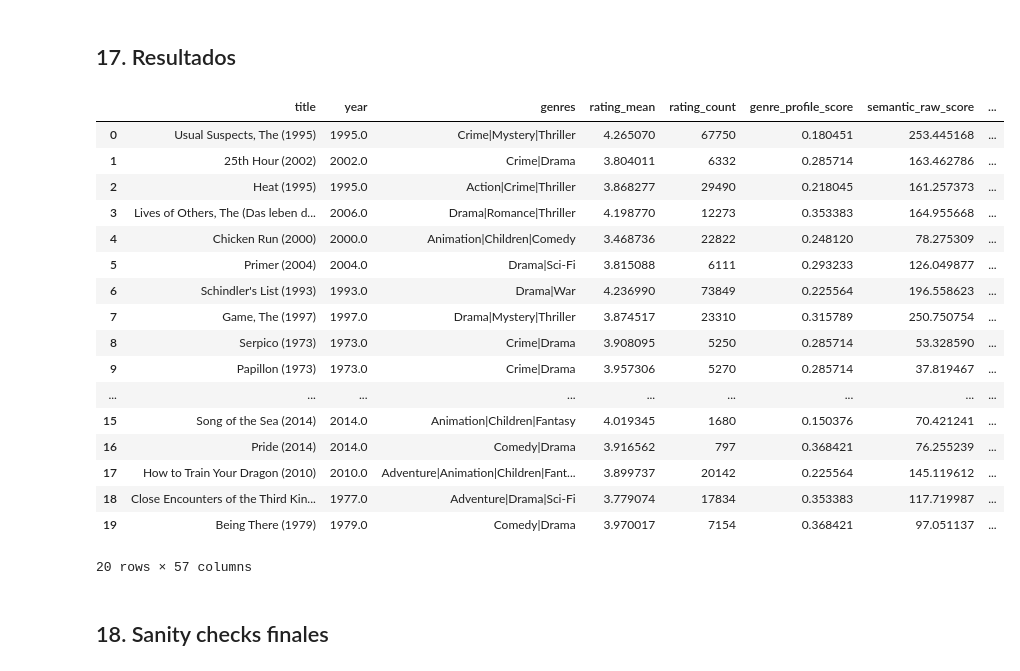
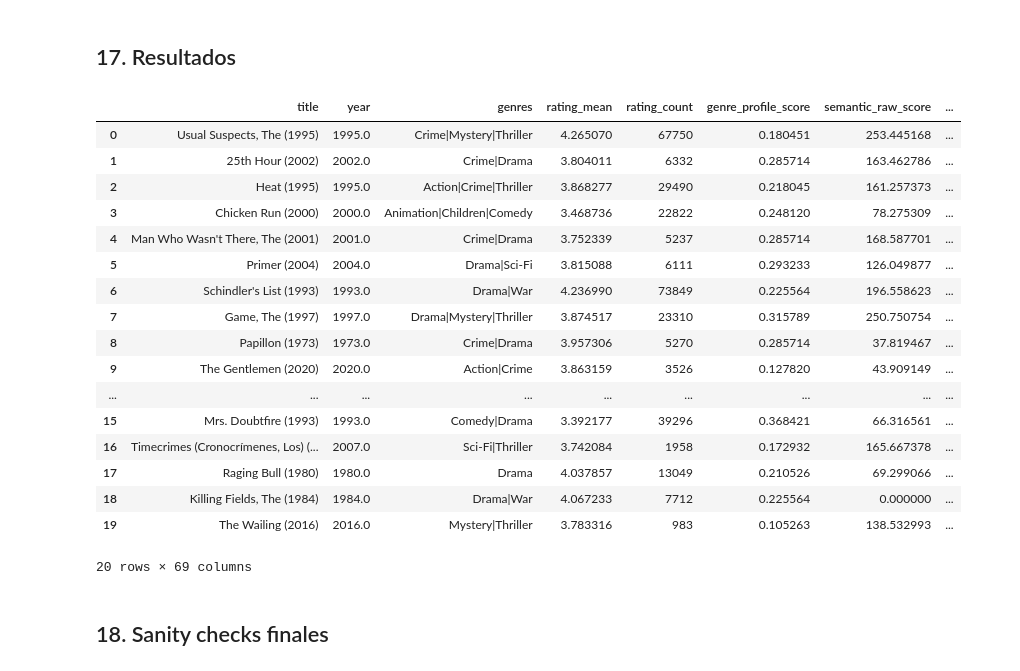
Before and after one commit to alexonazo/TFG, a Jupyter notebook: notebooks/08_recomendador_hibrido_final.ipynb, the cells around one changed output. Saved outputs shown, nothing was run; the diff lists cells and outputs as text; code cells hidden in the pictures.

```diff
--- a/notebooks/08_recomendador_hibrido_final.ipynb
+++ b/notebooks/08_recomendador_hibrido_final.ipynb
@@ -5196,49 +5317,61 @@ RESULT_COLUMNS = [
     "positive_affinity_score",
     "base_model_evidence_score",
     "human_like_v3_raw_score",
+    "human_like_v3_adjusted_score",
+    "final_recommendation_score",
     "human_like_rank_score",
     "human_like_rank_percentile",
+    "expected_decade_share",
+    "actual_top_decade_share",
+    "temporal_overrepresentation_penalty",
+    "temporal_portfolio_penalty",
     "user_temporal_affinity_score",
     "temporal_mismatch_penalty",
     "temporal_preference_margin_score",
     "temporal_distance_from_profile",
     "temporal_confidence",
     "rerank_jump_penalty",
     "previous_hybrid_percentile",
     "previous_semantic_percentile",
     "human_like_raw_score",
     "human_like_score",
     "anchor_match_score",
+    "anchor_coherence_score",
+    "weak_anchor_penalty",
+    "num_coherent_anchors",
+    "explanation_quality_score",
+    "explanation_quality_penalty",
     "false_positive_risk",
+    "risk_medium_threshold",
     "recommendation_branch",
     "recommendation_bucket",
     "anchor_movies_matched",
     "why_this_matches",
     "risk_explanation",
     "explanation",
 ]
 
 available_result_columns = [col for col in RESULT_COLUMNS if col in recommendations.columns]
 display(recommendations[available_result_columns].head(20))
 # %% [output]
 |  | title | year | genres | rating_mean | rating_count | genre_profile_score | semantic_raw_score | ... |
 | 0 | Usual Suspects, The (1995) | 1995.0 | Crime|Mystery|Thriller | 4.265070 | 67750 | 0.180451 | 253.445168 | ... |
 | 1 | 25th Hour (2002) | 2002.0 | Crime|Drama | 3.804011 | 6332 | 0.285714 | 163.462786 | ... |
 | 2 | Heat (1995) | 1995.0 | Action|Crime|Thriller | 3.868277 | 29490 | 0.218045 | 161.257373 | ... |
-| 3 | Lives of Others, The (Das leben d... | 2006.0 | Drama|Romance|Thriller | 4.198770 | 12273 | 0.353383 | 164.955668 | ... |
-| 4 | Chicken Run (2000) | 2000.0 | Animation|Children|Comedy | 3.468736 | 22822 | 0.248120 | 78.275309 | ... |
+| 3 | Chicken Run (2000) | 2000.0 | Animation|Children|Comedy | 3.468736 | 22822 | 0.248120 | 78.275309 | ... |
+| 4 | Man Who Wasn't There, The (2001) | 2001.0 | Crime|Drama | 3.752339 | 5237 | 0.285714 | 168.587701 | ... |
 | 5 | Primer (2004) | 2004.0 | Drama|Sci-Fi | 3.815088 | 6111 | 0.293233 | 126.049877 | ... |
 | 6 | Schindler's List (1993) | 1993.0 | Drama|War | 4.236990 | 73849 | 0.225564 | 196.558623 | ... |
 | 7 | Game, The (1997) | 1997.0 | Drama|Mystery|Thriller | 3.874517 | 23310 | 0.315789 | 250.750754 | ... |
-| 8 | Serpico (1973) | 1973.0 | Crime|Drama | 3.908095 | 5250 | 0.285714 | 53.328590 | ... |
-| 9 | Papillon (1973) | 1973.0 | Crime|Drama | 3.957306 | 5270 | 0.285714 | 37.819467 | ... |
+| 8 | Papillon (1973) | 1973.0 | Crime|Drama | 3.957306 | 5270 | 0.285714 | 37.819467 | ... |
+| 9 | The Gentlemen (2020) | 2020.0 | Action|Crime | 3.863159 | 3526 | 0.127820 | 43.909149 | ... |
 | ... | ... | ... | ... | ... | ... | ... | ... | ... |
-| 15 | Song of the Sea (2014) | 2014.0 | Animation|Children|Fantasy | 4.019345 | 1680 | 0.150376 | 70.421241 | ... |
-| 16 | Pride (2014) | 2014.0 | Comedy|Drama | 3.916562 | 797 | 0.368421 | 76.255239 | ... |
-| 17 | How to Train Your Dragon (2010) | 2010.0 | Adventure|Animation|Children|Fant... | 3.899737 | 20142 | 0.225564 | 145.119612 | ... |
-| 18 | Close Encounters of the Third Kin... | 1977.0 | Adventure|Drama|Sci-Fi | 3.779074 | 17834 | 0.353383 | 117.719987 | ... |
-| 19 | Being There (1979) | 1979.0 | Comedy|Drama | 3.970017 | 7154 | 0.368421 | 97.051137 | ... |
+| 15 | Mrs. Doubtfire (1993) | 1993.0 | Comedy|Drama | 3.392177 | 39296 | 0.368421 | 66.316561 | ... |
+| 16 | Timecrimes (Cronocrímenes, Los) (... | 2007.0 | Sci-Fi|Thriller | 3.742084 | 1958 | 0.172932 | 165.667378 | ... |
+| 17 | Raging Bull (1980) | 1980.0 | Drama | 4.037857 | 13049 | 0.210526 | 69.299066 | ... |
+| 18 | Killing Fields, The (1984) | 1984.0 | Drama|War | 4.067233 | 7712 | 0.225564 | 0.000000 | ... |
+| 19 | The Wailing (2016) | 2016.0 | Mystery|Thriller | 3.783316 | 983 | 0.105263 | 138.532993 | ... |
-20 rows × 57 columns
+20 rows × 69 columns
 # %% [markdown]
 ## 18. Sanity checks finales
 # %%
```
Also changed, not shown: parts of 6 cells of this notebook, 1 other file.
